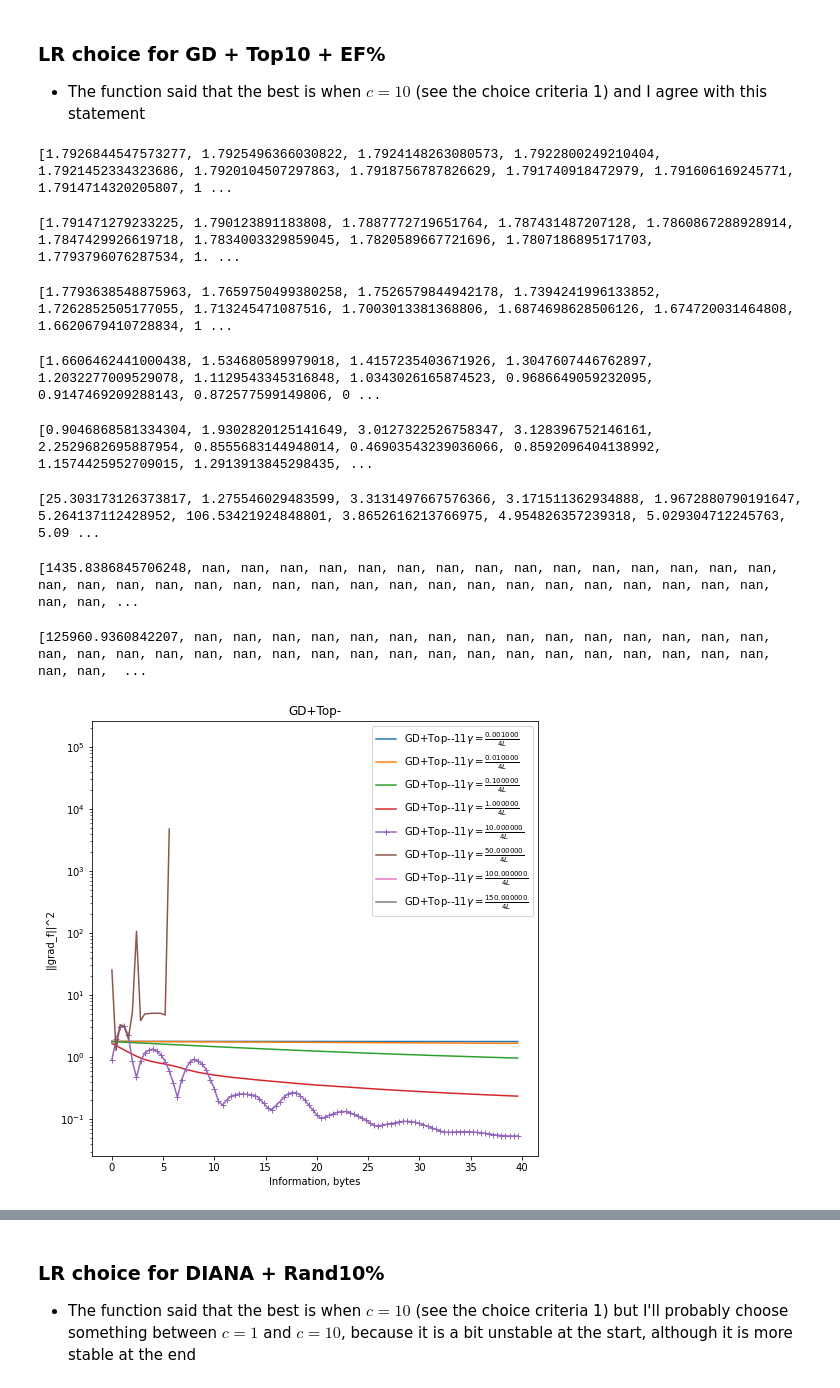
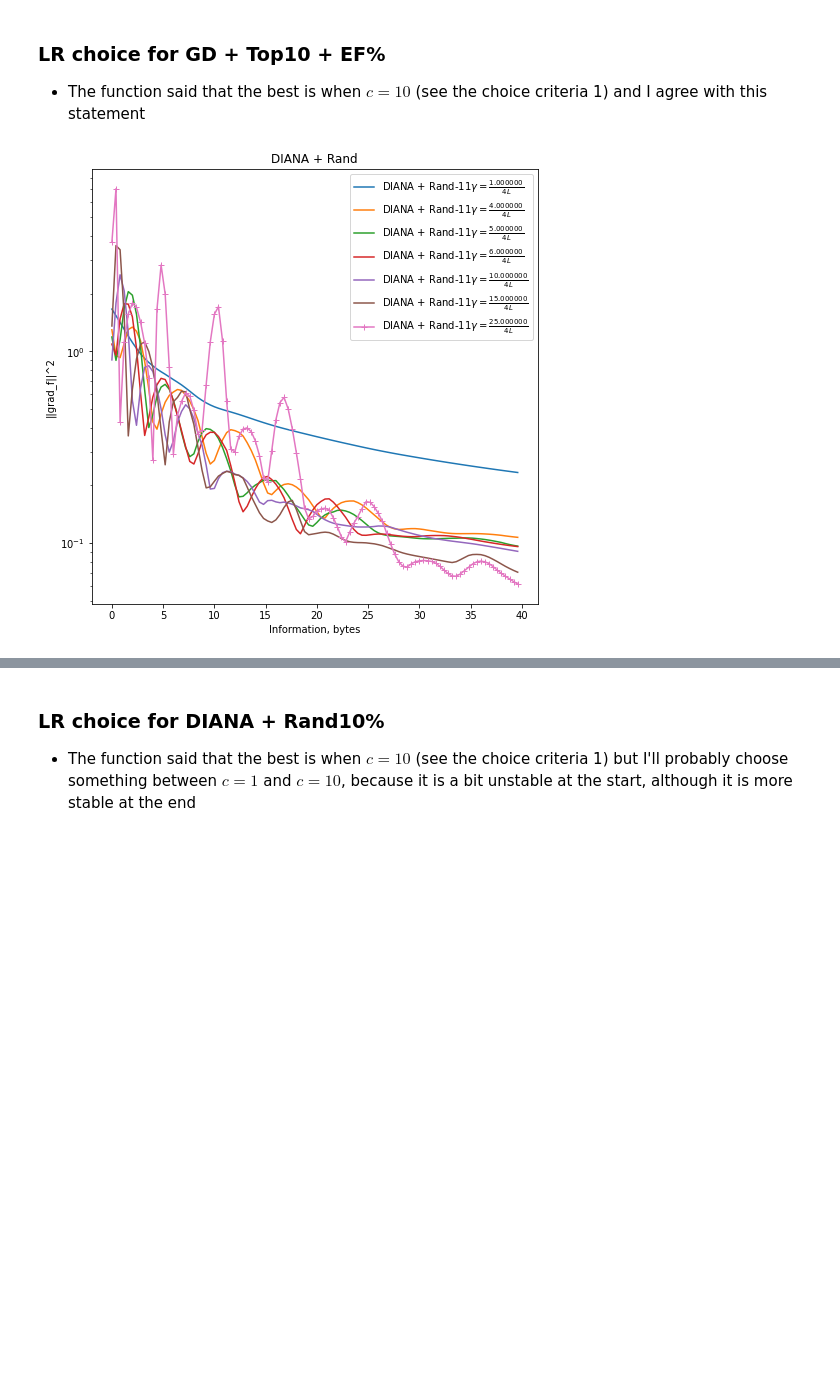
Before and after one commit to k2a07/MIPT-homeworks, a Jupyter notebook: Acharya_Kirill_Optimization_HW_7.ipynb, the cells around one changed output, grey strips where cells are left out. Saved outputs shown, nothing was run; the diff lists cells and outputs as text; code cells hidden in the pictures; blank space fills up the shorter version.

```diff
--- a/Acharya_Kirill_Optimization_HW_7.ipynb
+++ b/Acharya_Kirill_Optimization_HW_7.ipynb
@@ -556,24 +533,16 @@ specific_slice_num += 1
 # %%
 #LR fitting DIANA + Rand10%
 title = "DIANA + Rand"
 n_iter = 100
 compression_coeff = 0.1
-c_param_list = [0.001, 0.01, 0.1, 1, 10, 50, 100, 150]
+c_param_list = [1, 4, 5, 6, 10, 15, 25]
 x, y, labels, best_alg, best_information, best_differences_arr, best_label, best_idx, accs, best_points_arr = best_compressor_alg_loss(
                                             d_logloss_mushrooms, d_logloss_grad_mushrooms, title,
                                             n_iter, compression_coeff, c_param_list, y_lim = 1e-2,
                                             rand_k_activate = True, top_k_activate = False, diana_activate = True,
                                             ef_activate = False
                                             )
 opt.plot_graphs(x, y, x_label = "Information, bytes", lines_labels = labels, title = title, logscale = True, criteria_type = "||grad_f||^2", idx_marker_arr = best_idx)
 # %% [output]
-[1.7926844547573277, 1.7925496366030822, 1.7924148263080573, 1.7922800249210404, 1.7921452334323686, 1.7920104507297863, 1.7918756787826629, 1.791740918472979, 1.791606169245771, 1.7914714320205807, 1 ...
-[1.791471279233225, 1.790123891183808, 1.7887772719651764, 1.787431487207128, 1.7860867288928914, 1.7847429926619718, 1.7834003329859045, 1.7820589667721696, 1.7807186895171703, 1.7793796076287534, 1. ...
-[1.7793638548875963, 1.7659750499380258, 1.7526579844942178, 1.7394241996133852, 1.7262852505177055, 1.713245471087516, 1.7003013381368806, 1.6874698628506126, 1.674720031464808, 1.6620679410728834, 1 ...
-[1.6606462441000438, 1.534680589979018, 1.4157235403671926, 1.3047607446762897, 1.2032277009529078, 1.1129543345316848, 1.0343026165874523, 0.9686649059232095, 0.9147469209288143, 0.872577599149806, 0 ...
-[0.9046868581334304, 1.9302820125141649, 3.0127322526758347, 3.128396752146161, 2.2529682695887954, 0.8555683144948014, 0.46903543239036066, 0.8592096404138992, 1.1574425952709015, 1.2913913845298435, ...
-[25.303173126373817, 1.275546029483599, 3.3131497667576366, 3.171511362934888, 1.9672880790191647, 5.264137112428952, 106.53421924848801, 3.8652616213766975, 4.954826357239318, 5.029304712245763, 5.09 ...
-[1435.8386845706248, nan, nan, nan, nan, nan, nan, nan, nan, nan, nan, nan, nan, nan, nan, nan, nan, nan, nan, nan, nan, nan, nan, nan, nan, nan, nan, nan, nan, nan, nan, nan, nan, nan, nan, nan, nan, ...
-[125960.9360842207, nan, nan, nan, nan, nan, nan, nan, nan, nan, nan, nan, nan, nan, nan, nan, nan, nan, nan, nan, nan, nan, nan, nan, nan, nan, nan, nan, nan, nan, nan, nan, nan, nan, nan, nan, nan,  ...
-[figure, old version]
+[figure, new version]
 # %%
```
Also changed, not shown: parts of 24 cells of this notebook.
